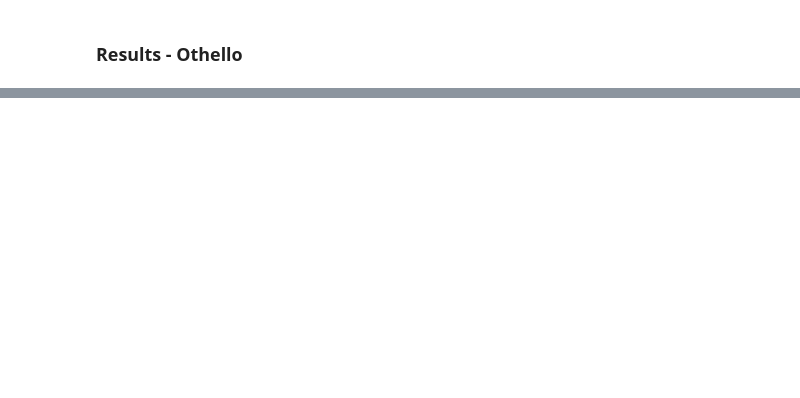
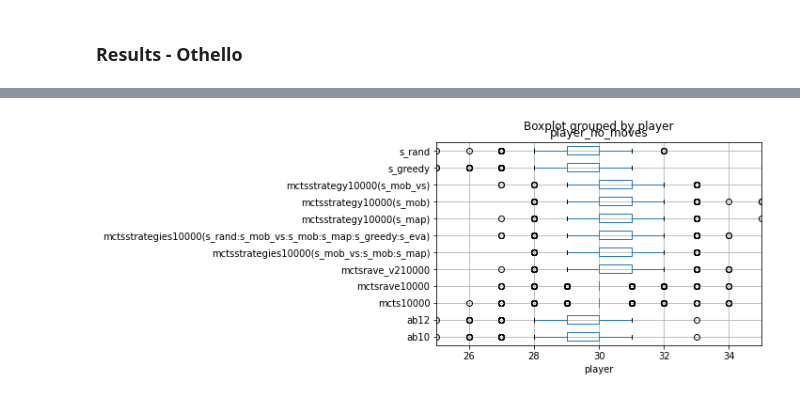
Before and after one commit to Walczi123/Enriching-the-Monte-Carlo-Tree-Search-Algorithm, a Jupyter notebook: results_processing/othello_results.ipynb, the cells around one changed output, grey strips where cells are left out. Cells and saved outputs as stored; diff of their text form; code cells hidden in the pictures; blank space fills up the shorter version.

```diff
--- a/results_processing/othello_results.ipynb
+++ b/results_processing/othello_results.ipynb
@@ -15,5 +15,5 @@ Amount data after check: 7200
 # %%
-df_agg_by_player, df_agg_by_player_winner = create_aggregate_datas_othello(df)
+df_player, df_agg_by_player, df_agg_by_player_winner = create_aggregate_datas_othello(df)
 # %%
 df.sample(3)
 # %% [output]
@@ -89 +82,16 @@ df_agg_by_player_winner.to_excel(writer, sheet_name='df_agg_by_player_winner')
 writer.save()
+# %%
+df_player['player']=df_player['player'].str.replace('mobility_strategy','s_mob')
+df_player['player']=df_player['player'].str.replace('mobility_strategy_vs','s_mob_vs')
+df_player['player']=df_player['player'].str.replace('greedyothello_strategy','s_greedy')
+df_player['player']=df_player['player'].str.replace('mapbaseothello_strategy','s_map')
+df_player['player']=df_player['player'].str.replace('evaluateothello_strategy','s_eva')
+df_player['player']=df_player['player'].str.replace('random_strategy','s_rand')
+# %%
+df_player.boxplot(by='player',column=["player_no_moves"], vert=False)
+
+plt.xlim([25, 35])
+# plt.ylim([-40, 40])
+plt.show()
+# %% [output]
+[figure, added]
```
Also changed, not shown: parts of 38 cells of this notebook, 47 other files.
